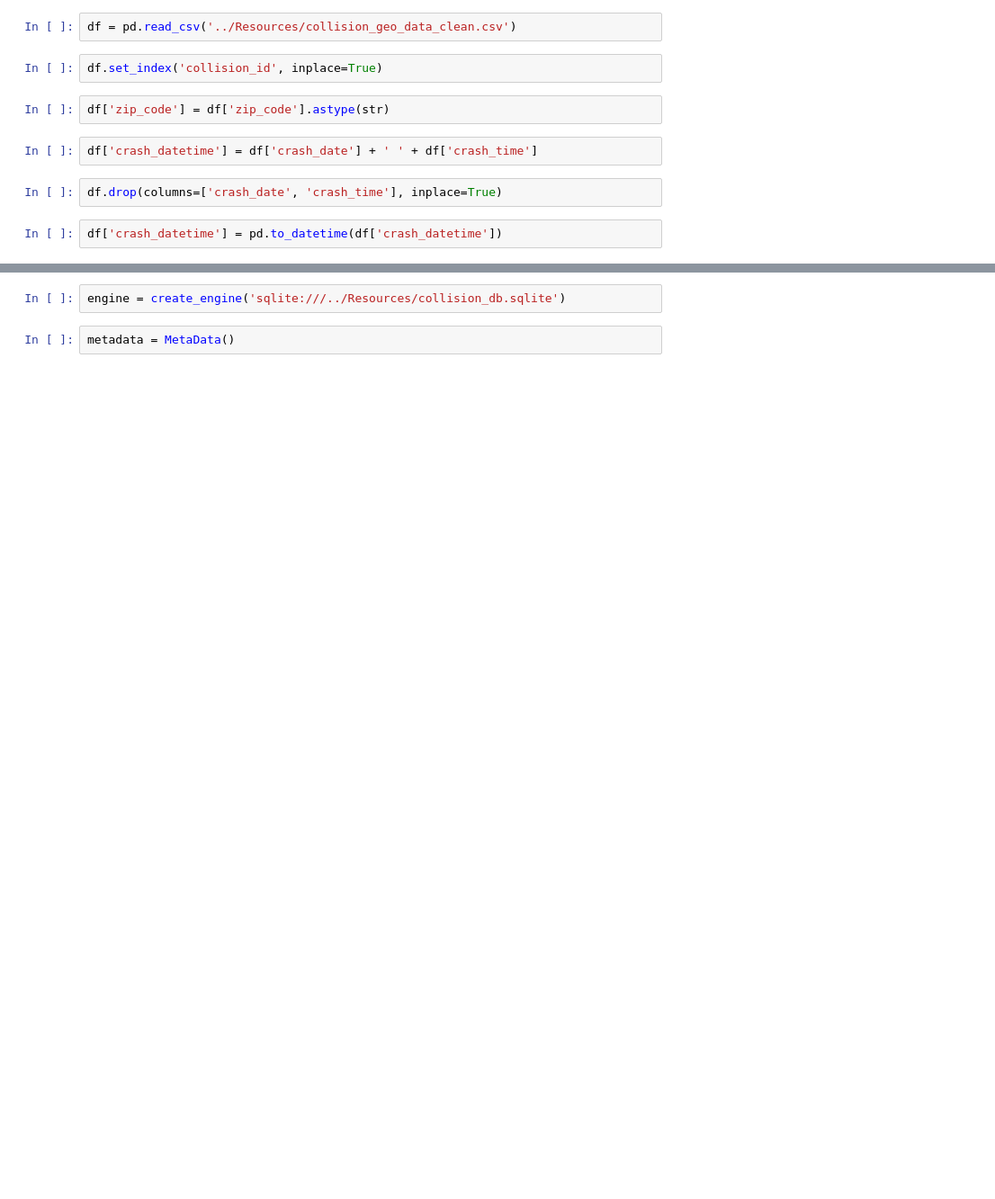
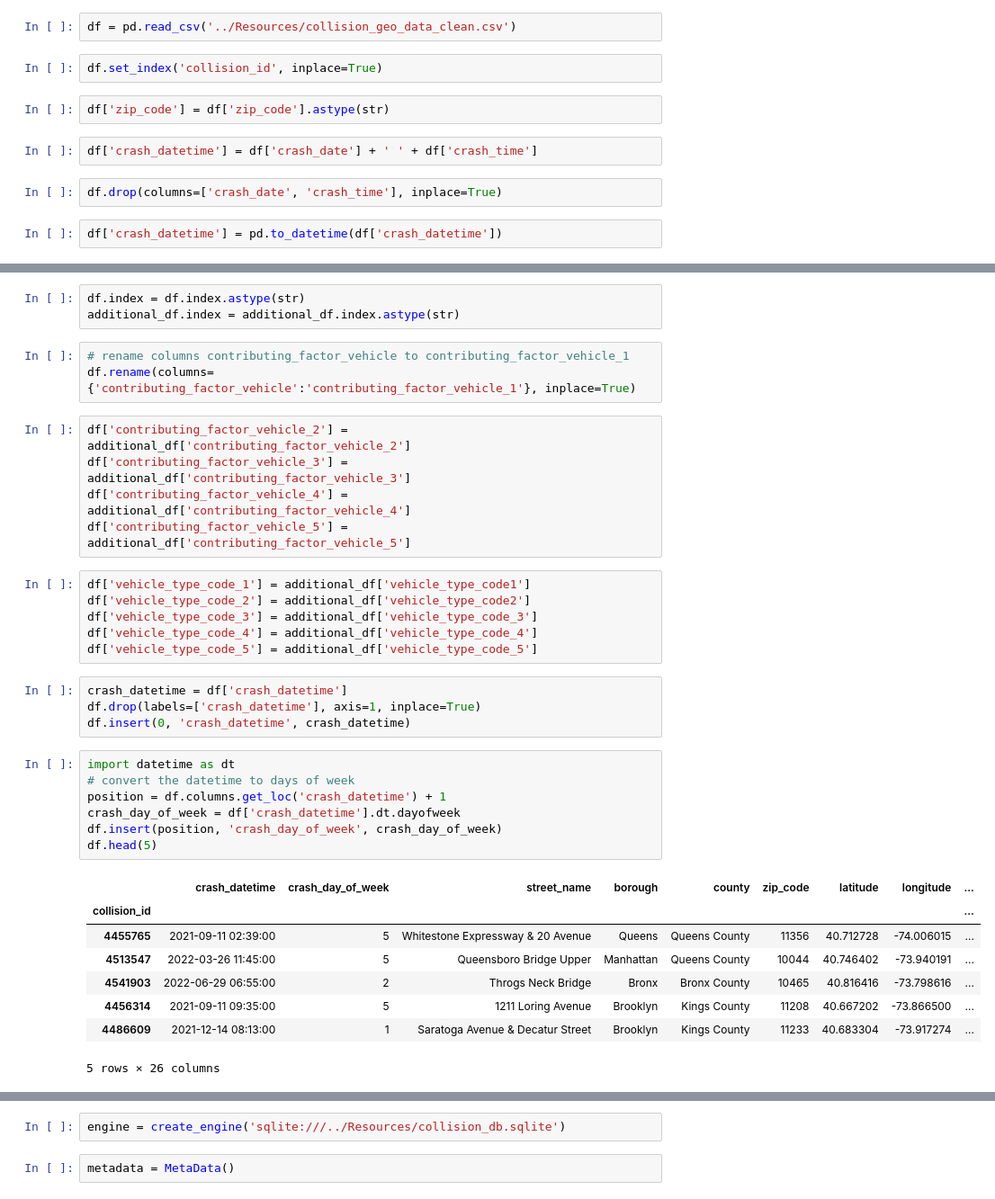
Before and after one commit to ReiannaLiu/MotorVehicleCollision, a Jupyter notebook: data_cleaning_process/loading_data.ipynb, the cells around one changed output, grey strips where cells are left out. Shown at 90% size. Saved outputs shown, nothing was run; the diff lists cells and outputs as text; blank space fills up the shorter version.

Commit message:
update crash columns

```diff
--- a/data_cleaning_process/loading_data.ipynb
+++ b/data_cleaning_process/loading_data.ipynb
@@ -36,0 +76,37 @@ memory usage: 132.8+ KB
+# %%
+df.index = df.index.astype(str)
+additional_df.index = additional_df.index.astype(str)
+# %%
+# rename columns contributing_factor_vehicle to contributing_factor_vehicle_1
+df.rename(columns={'contributing_factor_vehicle':'contributing_factor_vehicle_1'}, inplace=True)
+# %%
+df['contributing_factor_vehicle_2'] = additional_df['contributing_factor_vehicle_2']
+df['contributing_factor_vehicle_3'] = additional_df['contributing_factor_vehicle_3']
+df['contributing_factor_vehicle_4'] = additional_df['contributing_factor_vehicle_4']
+df['contributing_factor_vehicle_5'] = additional_df['contributing_factor_vehicle_5']
+# %%
+df['vehicle_type_code_1'] = additional_df['vehicle_type_code1']
+df['vehicle_type_code_2'] = additional_df['vehicle_type_code2']
+df['vehicle_type_code_3'] = additional_df['vehicle_type_code_3']
+df['vehicle_type_code_4'] = additional_df['vehicle_type_code_4']
+df['vehicle_type_code_5'] = additional_df['vehicle_type_code_5']
+# %%
+crash_datetime = df['crash_datetime']
+df.drop(labels=['crash_datetime'], axis=1, inplace=True)
+df.insert(0, 'crash_datetime', crash_datetime)
+# %%
+import datetime as dt
+# convert the datetime to days of week
+position = df.columns.get_loc('crash_datetime') + 1
+crash_day_of_week = df['crash_datetime'].dt.dayofweek
+df.insert(position, 'crash_day_of_week', crash_day_of_week)
+df.head(5)
+# %% [output]
+|  | crash_datetime | crash_day_of_week | street_name | borough | county | zip_code | latitude | longitude | ... |
+| collision_id |  |  |  |  |  |  |  |  | ... |
+| 4455765 | 2021-09-11 02:39:00 | 5 | Whitestone Expressway & 20 Avenue | Queens | Queens County | 11356 | 40.712728 | -74.006015 | ... |
+| 4513547 | 2022-03-26 11:45:00 | 5 | Queensboro Bridge Upper | Manhattan | Queens County | 10044 | 40.746402 | -73.940191 | ... |
+| 4541903 | 2022-06-29 06:55:00 | 2 | Throgs Neck Bridge | Bronx | Bronx County | 10465 | 40.816416 | -73.798616 | ... |
+| 4456314 | 2021-09-11 09:35:00 | 5 | 1211 Loring Avenue | Brooklyn | Kings County | 11208 | 40.667202 | -73.866500 | ... |
+| 4486609 | 2021-12-14 08:13:00 | 1 | Saratoga Avenue & Decatur Street | Brooklyn | Kings County | 11233 | 40.683304 | -73.917274 | ... |
+5 rows × 26 columns
```
Also changed, not shown: parts of 6 cells of this notebook, 1 other file.
